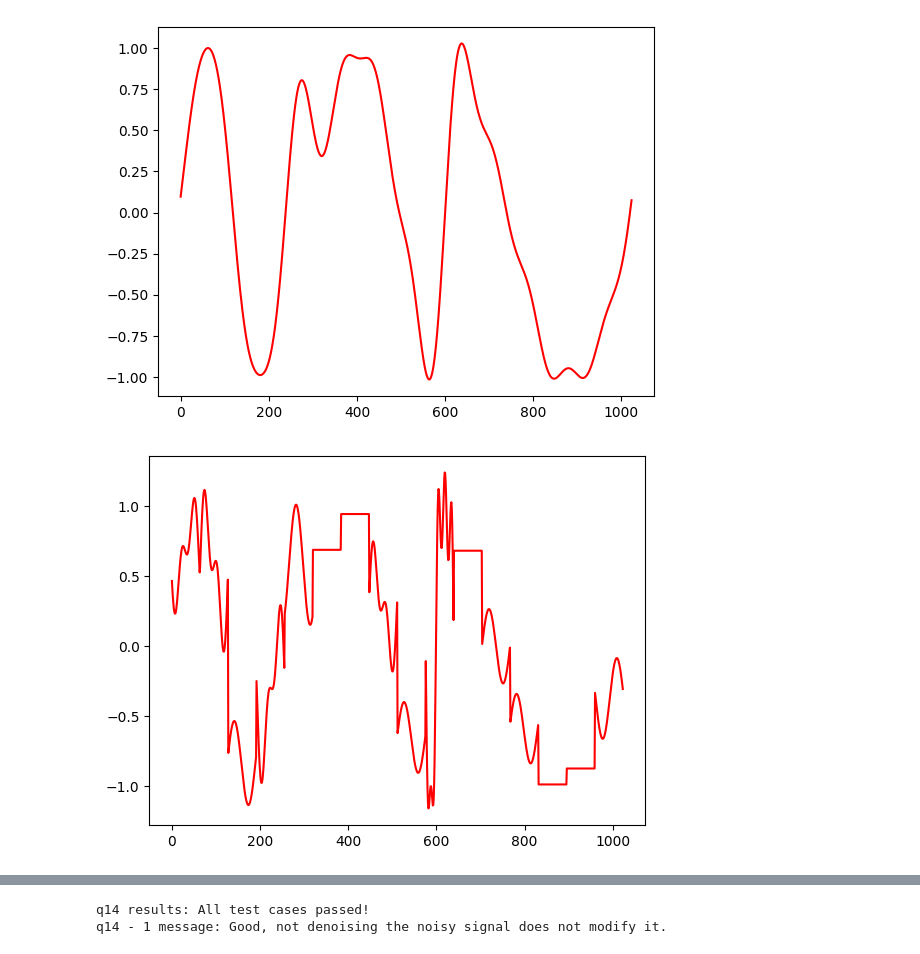
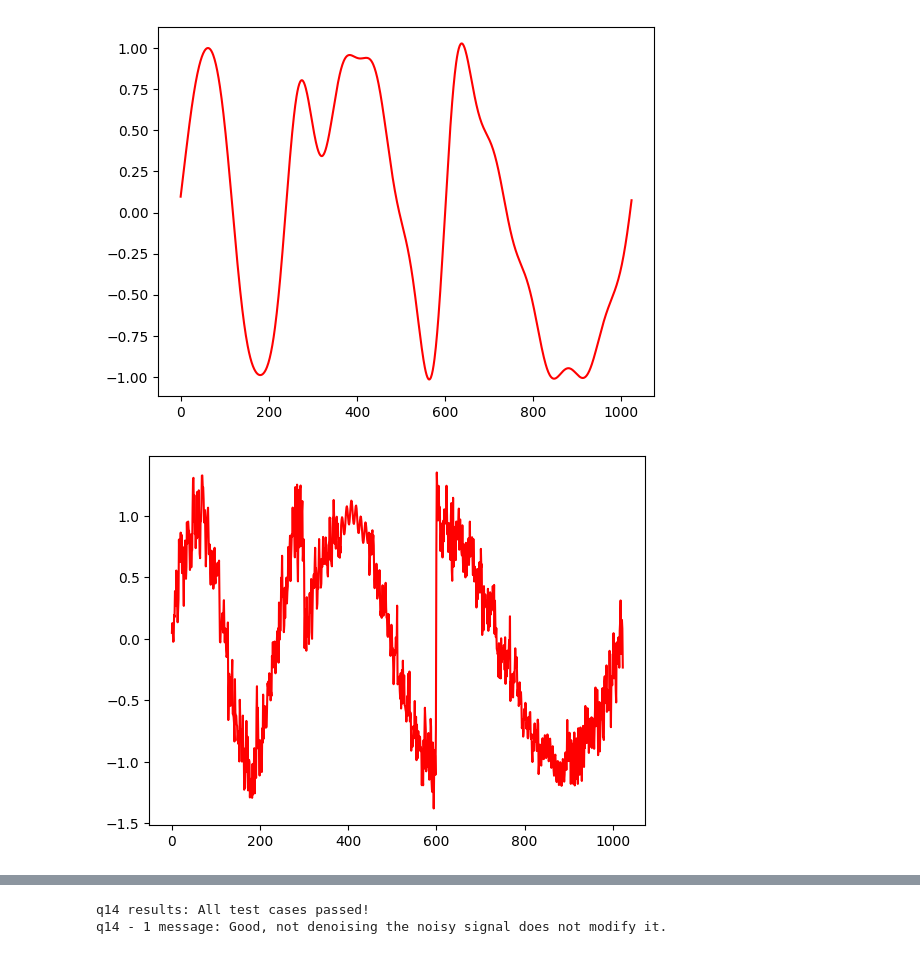
Before and after one commit to LinusCrugnola/matrix-analysis-2024, a Jupyter notebook: exercises/week2/Linear transforms.ipynb, the cells around one changed output, grey strips where cells are left out. Cells and saved outputs as stored; diff of their text form; code cells hidden in the pictures.

```diff
--- a/exercises/week2/Linear transforms.ipynb
+++ b/exercises/week2/Linear transforms.ipynb
@@ -421,11 +421,11 @@ plt.show()
 # %%
 # Perform denoising with the block Fourier transform and display the result
 # Make sure you choose a good threshold and block size
-x2_denoised = denoise_signal(get_block_dft_matrix(len(wave_noisy), 64), wave_noisy, .7)
+x2_denoised = denoise_signal(get_block_dft_matrix(len(wave_noisy), 64), wave_noisy, .32)
 plt.plot(x2_denoised, 'r')
 plt.show()
 # %% [output]
-[figure, old version]
+[figure, new version]
 # %%
 # Perform denoising with the Haar transform and display the result
 # Make sure you choose a good threshold and an appropriate number of levels
```
Also changed, not shown: parts of 3 cells of this notebook.
